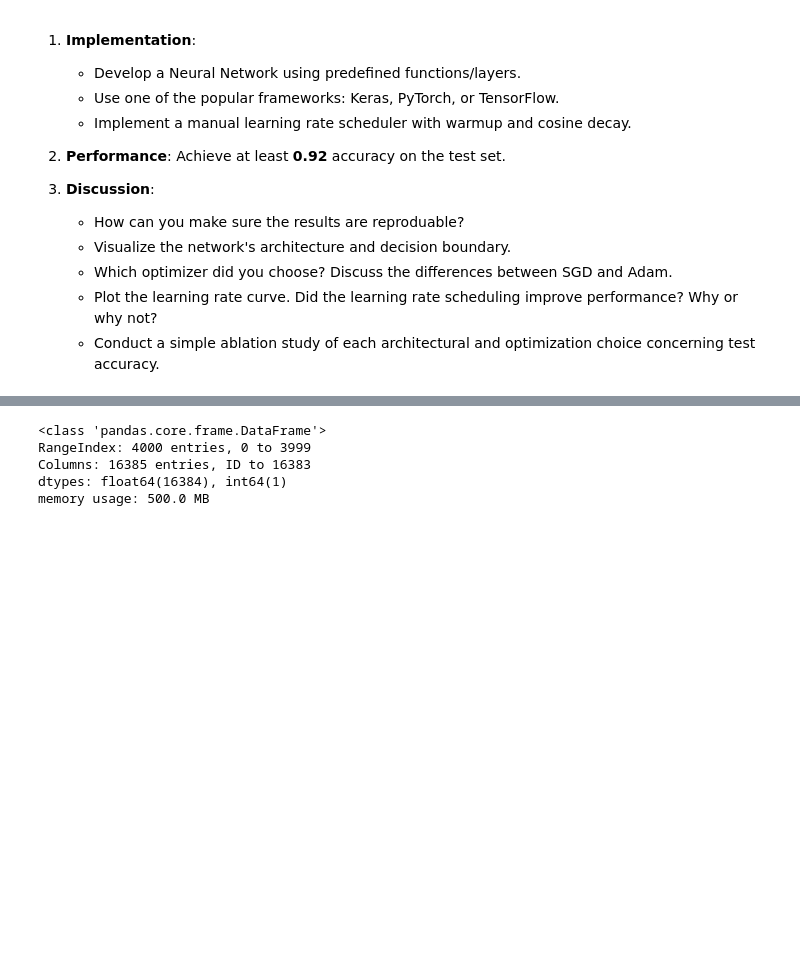
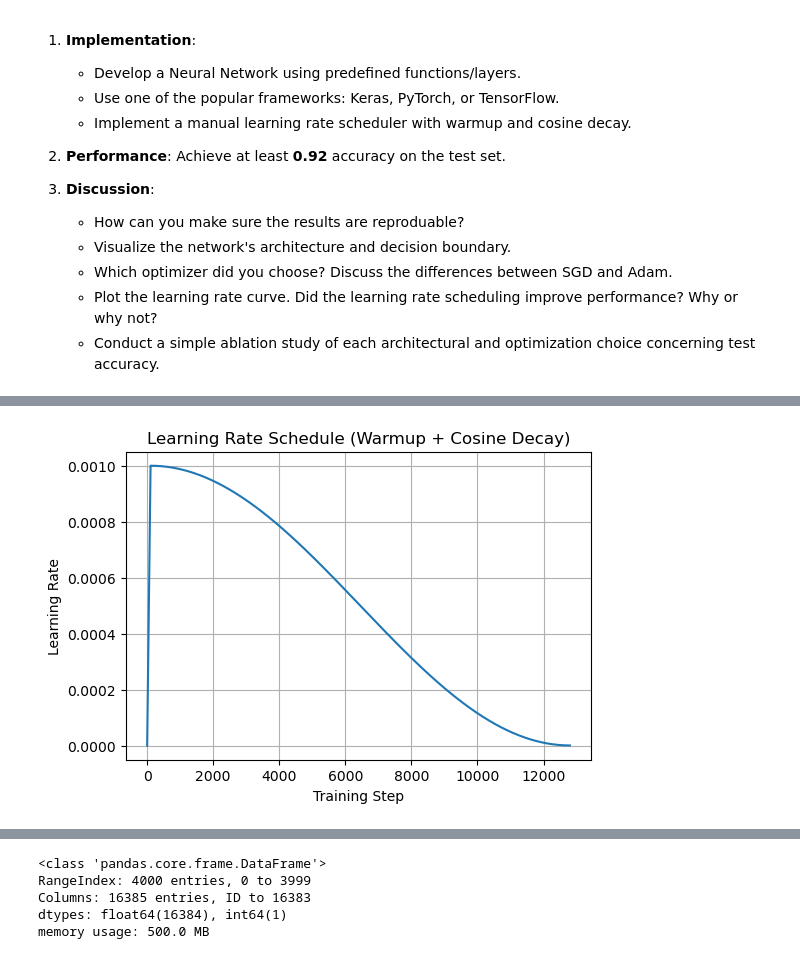
Before and after one commit to smokingkrillz/TDT4172-Introduction-to-Machine-Learning, a Jupyter notebook: Assignment2/Chapter_2.ipynb, the cells around one changed output, grey strips where cells are left out. Saved outputs shown, nothing was run; the diff lists cells and outputs as text; code cells hidden in the pictures; blank space fills up the shorter version.

```diff
--- a/Assignment2/Chapter_2.ipynb
+++ b/Assignment2/Chapter_2.ipynb
@@ -420,0 +437,14 @@ Identify the number of hidden servers (clusters) in the dataset. Assign cluster
+# %%
+# 4. Plot the learning rate curve. Did the learning rate scheduling improve performance? Why or why not?
+
+#plot curve
+# plt.figure(figsize=(8, 4))
+# plt.plot(range(len(losses)), losses, label='Training Loss')
+# plt.xlabel('Epochs')
+# plt.ylabel('Loss')
+# plt.title('Training Loss Curve')
+# plt.show()
+
+model.plot_learning_rate_schedule(n_epochs=400, base_lr=0.001, min_lr=1e-6, warmup_steps=100, train_loader=train_loader)
+# %% [output]
+[figure, added]
```
Also changed, not shown: parts of 22 cells of this notebook.
